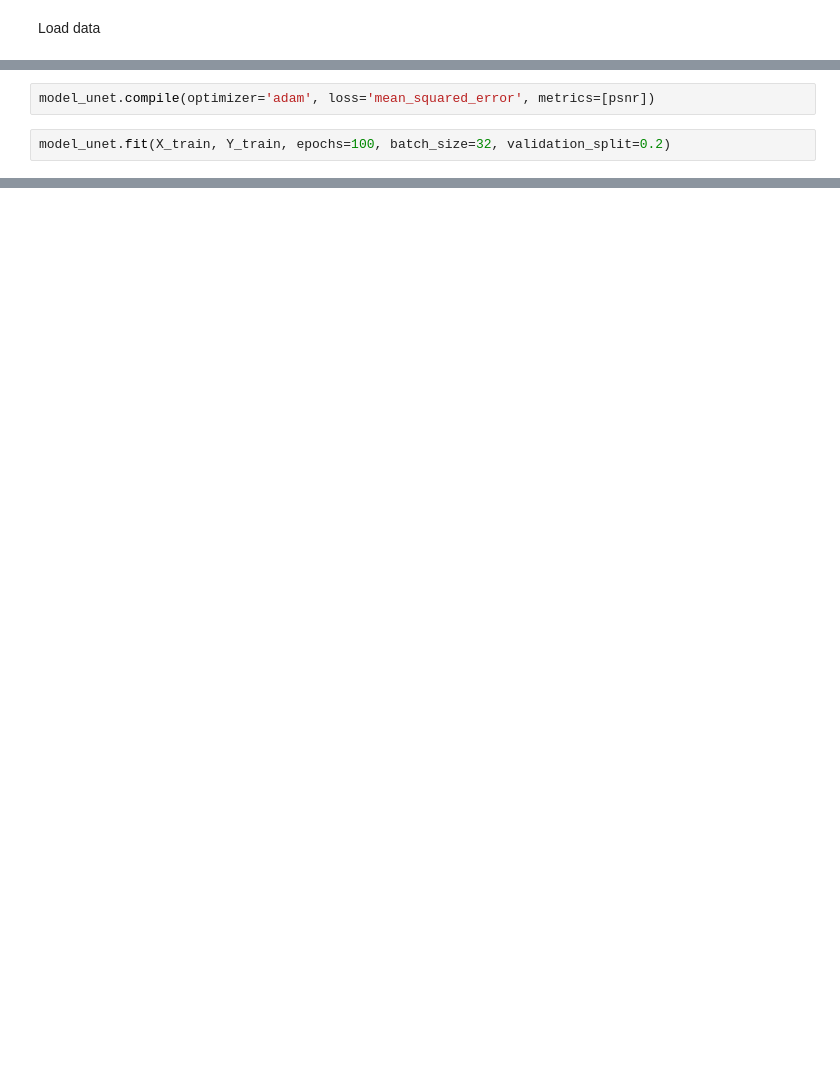
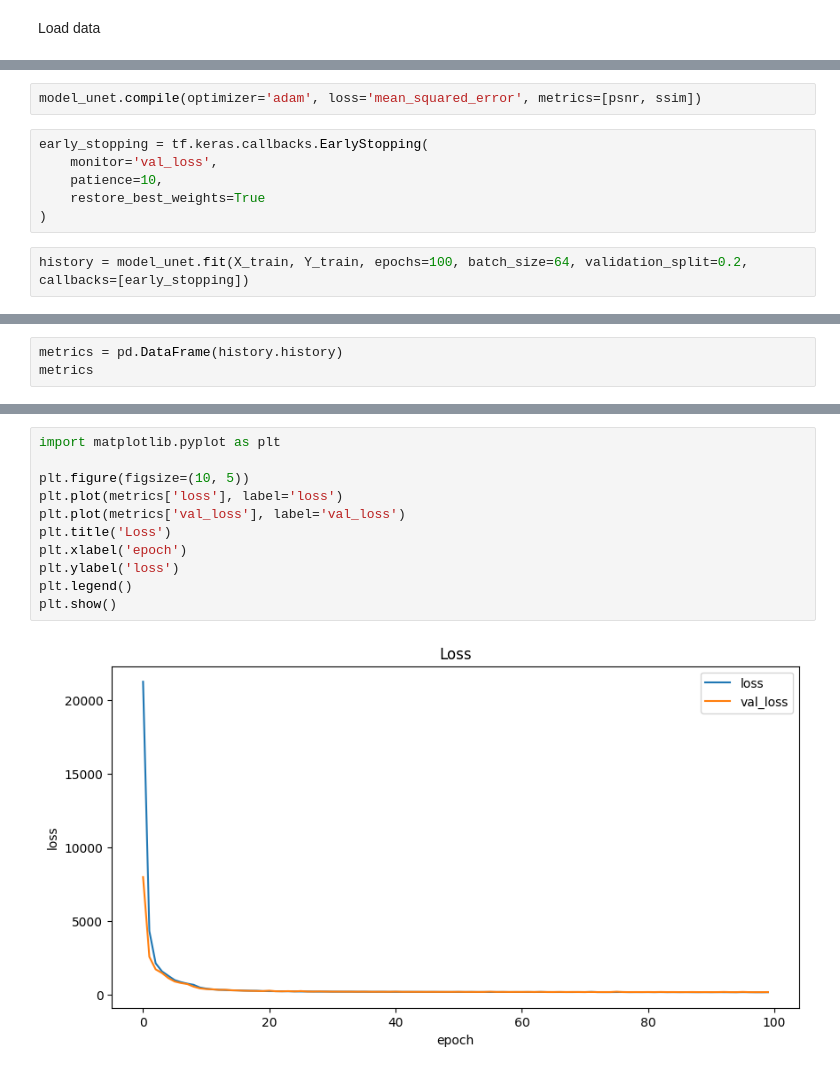
Before and after one commit to Rol3ert99/super-resolution, a Jupyter notebook: run.ipynb, the cells around one changed output, grey strips where cells are left out. Saved outputs shown, nothing was run; the diff lists cells and outputs as text; blank space fills up the shorter version.

Commit message:
Train a modified Unet

```diff
--- a/run.ipynb
+++ b/run.ipynb
@@ -64,7 +101,13 @@ Non-trainable params: 0
 __________________________________________________________________________________________________
 # %%
-model_unet.compile(optimizer='adam', loss='mean_squared_error', metrics=[psnr])
+model_unet.compile(optimizer='adam', loss='mean_squared_error', metrics=[psnr, ssim])
+# %%
+early_stopping = tf.keras.callbacks.EarlyStopping(
+    monitor='val_loss',
+    patience=10,
+    restore_best_weights=True
+)
 # %%
-model_unet.fit(X_train, Y_train, epochs=100, batch_size=32, validation_split=0.2)
+history = model_unet.fit(X_train, Y_train, epochs=100, batch_size=64, validation_split=0.2, callbacks=[early_stopping])
 # %% [output]
 Epoch 1/100
@@ -70,0 +137,3 @@ Epoch 1/100
+# %%
+metrics = pd.DataFrame(history.history)
+metrics
@@ -70,0 +154,13 @@ Epoch 1/100
+# %%
+import matplotlib.pyplot as plt
+
+plt.figure(figsize=(10, 5))
+plt.plot(metrics['loss'], label='loss')
+plt.plot(metrics['val_loss'], label='val_loss')
+plt.title('Loss')
+plt.xlabel('epoch')
+plt.ylabel('loss')
+plt.legend()
+plt.show()
+# %% [output]
+[figure, added]
```
Also changed, not shown: parts of 12 cells of this notebook, 1 other file.
